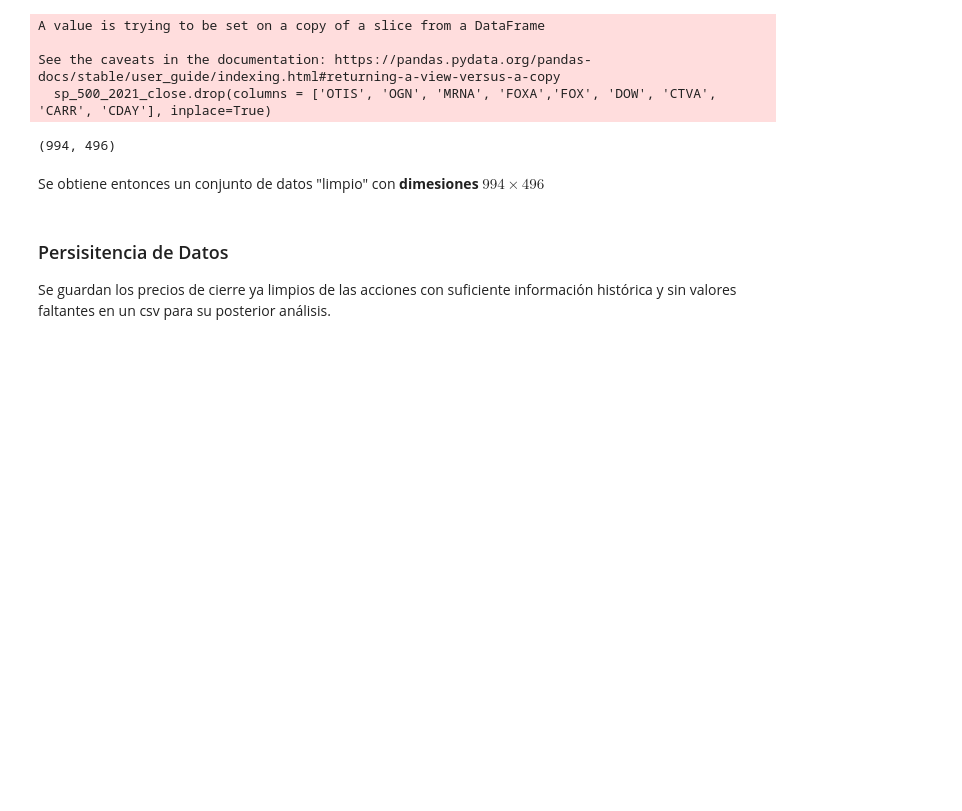
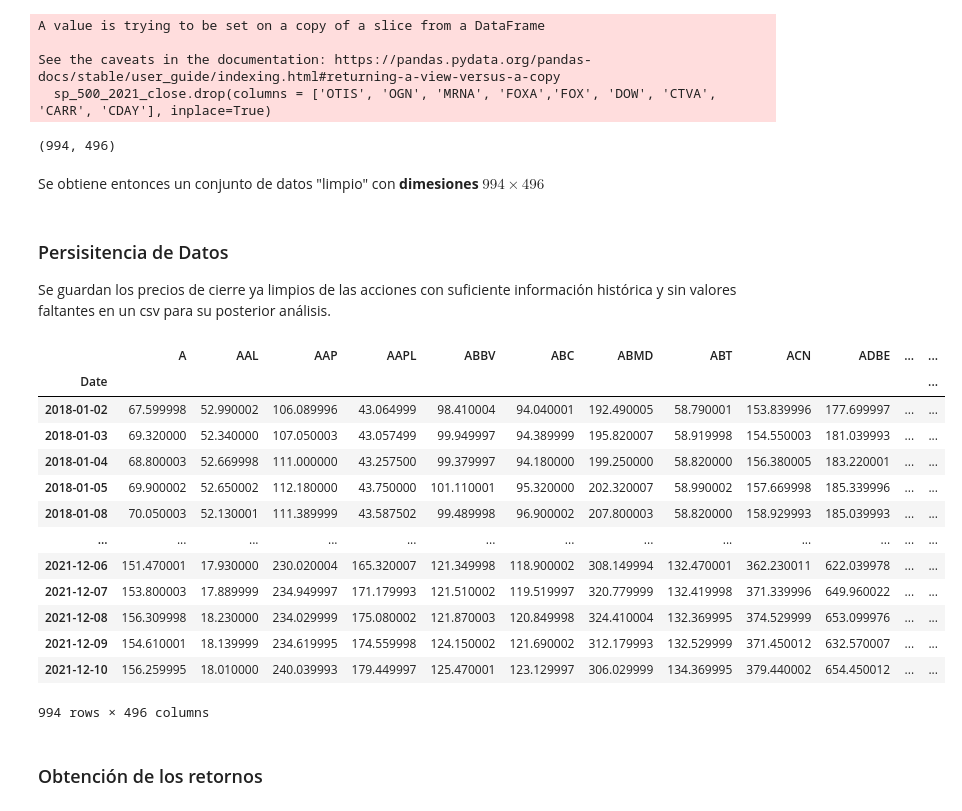
Before and after one commit to jduarte00/tesis, a Jupyter notebook: DataSets.ipynb, the cells around one changed output. Cells and saved outputs as stored; diff of their text form; code cells hidden in the pictures; blank space fills up the shorter version.

```diff
--- a/DataSets.ipynb
+++ b/DataSets.ipynb
@@ -185,3 +187,24 @@ Se obtiene entonces un conjunto de datos "limpio" con **dimesiones $994 \times 4
 Se guardan los precios de cierre ya limpios de las acciones con suficiente información histórica y sin valores faltantes en un csv para su posterior análisis.
 # %%
 sp_500_2021_close.to_csv('data/sp_500_2021_close.csv',index = True)
+# %%
+sp_500_2021_close = pd.read_csv('data/sp_500_2021_close.csv', index_col=0)
+# %%
+sp_500_2021_close
+# %% [output]
+|  | A | AAL | AAP | AAPL | ABBV | ABC | ABMD | ABT | ACN | ADBE | ... | ... |
+| Date |  |  |  |  |  |  |  |  |  |  |  | ... |
+| 2018-01-02 | 67.599998 | 52.990002 | 106.089996 | 43.064999 | 98.410004 | 94.040001 | 192.490005 | 58.790001 | 153.839996 | 177.699997 | ... | ... |
+| 2018-01-03 | 69.320000 | 52.340000 | 107.050003 | 43.057499 | 99.949997 | 94.389999 | 195.820007 | 58.919998 | 154.550003 | 181.039993 | ... | ... |
+| 2018-01-04 | 68.800003 | 52.669998 | 111.000000 | 43.257500 | 99.379997 | 94.180000 | 199.250000 | 58.820000 | 156.380005 | 183.220001 | ... | ... |
+| 2018-01-05 | 69.900002 | 52.650002 | 112.180000 | 43.750000 | 101.110001 | 95.320000 | 202.320007 | 58.990002 | 157.669998 | 185.339996 | ... | ... |
+| 2018-01-08 | 70.050003 | 52.130001 | 111.389999 | 43.587502 | 99.489998 | 96.900002 | 207.800003 | 58.820000 | 158.929993 | 185.039993 | ... | ... |
+| ... | ... | ... | ... | ... | ... | ... | ... | ... | ... | ... | ... | ... |
+| 2021-12-06 | 151.470001 | 17.930000 | 230.020004 | 165.320007 | 121.349998 | 118.900002 | 308.149994 | 132.470001 | 362.230011 | 622.039978 | ... | ... |
+| 2021-12-07 | 153.800003 | 17.889999 | 234.949997 | 171.179993 | 121.510002 | 119.519997 | 320.779999 | 132.419998 | 371.339996 | 649.960022 | ... | ... |
+| 2021-12-08 | 156.309998 | 18.230000 | 234.029999 | 175.080002 | 121.870003 | 120.849998 | 324.410004 | 132.369995 | 374.529999 | 653.099976 | ... | ... |
+| 2021-12-09 | 154.610001 | 18.139999 | 234.619995 | 174.559998 | 124.150002 | 121.690002 | 312.179993 | 132.529999 | 371.450012 | 632.570007 | ... | ... |
+| 2021-12-10 | 156.259995 | 18.010000 | 240.039993 | 179.449997 | 125.470001 | 123.129997 | 306.029999 | 134.369995 | 379.440002 | 654.450012 | ... | ... |
+994 rows × 496 columns
+# %% [markdown]
+### Obtención de los retornos
```
Also changed, not shown: parts of 34 cells of this notebook, 3 other files.
